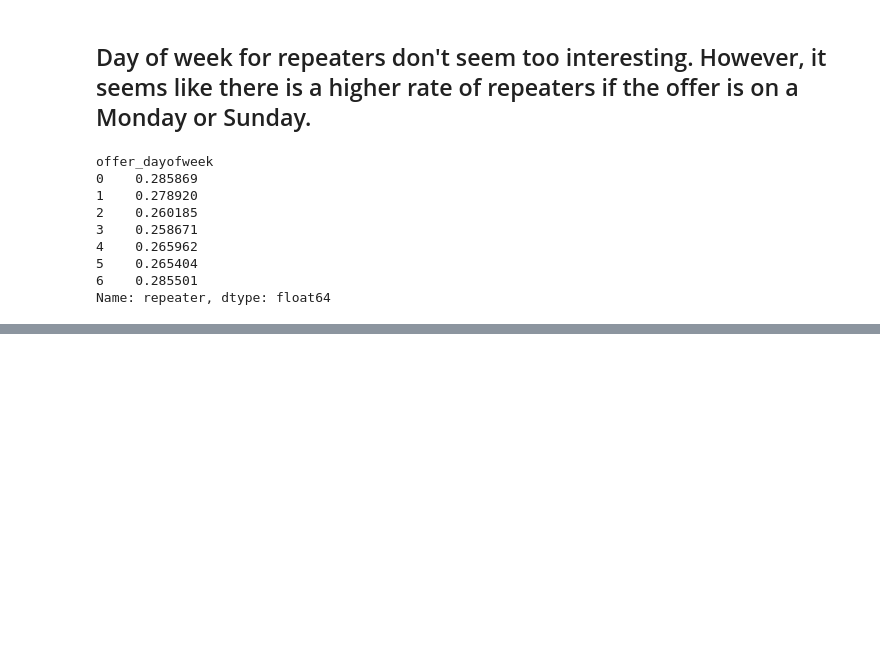
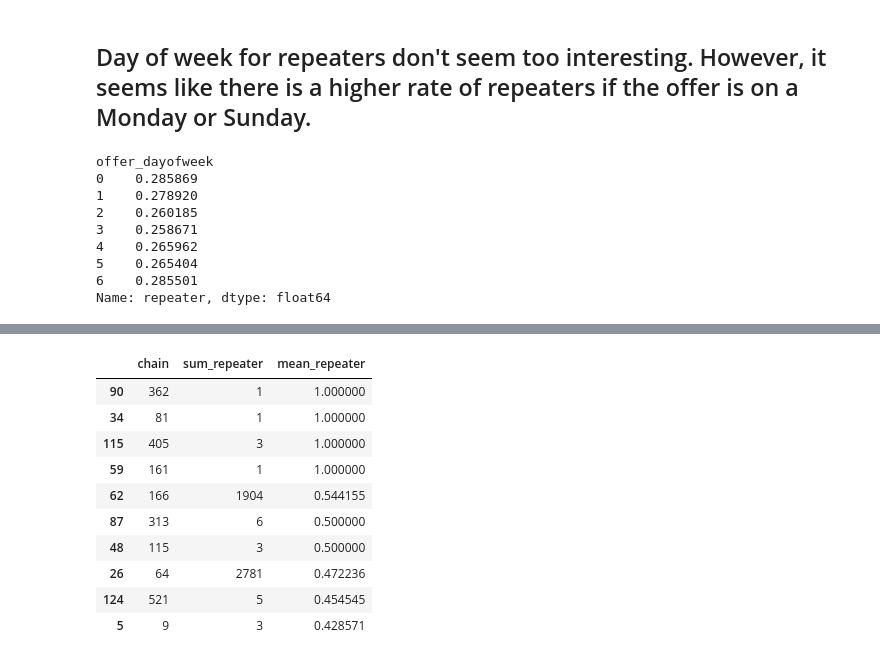
Before and after one commit to shivathudi/spark_rads, a Jupyter notebook: notebooks/EDA.ipynb, the cells around one changed output, grey strips where cells are left out. Cells and saved outputs as stored; diff of their text form; code cells hidden in the pictures; blank space fills up the shorter version.

```diff
--- a/notebooks/EDA.ipynb
+++ b/notebooks/EDA.ipynb
@@ -464,0 +488,19 @@ Name: repeater, dtype: float64
+# %%
+# Group chains and find mean and sum repeaters
+agg = {'repeater':['sum', 'mean']}
+chain = train.groupby('chain').agg(agg).reset_index()
+chain.columns = chain.columns.droplevel()
+chain.columns = ['chain', 'sum_repeater', 'mean_repeater']
+chain.sort_values('mean_repeater', ascending=False).head(10)
+# %% [output]
+|  | chain | sum_repeater | mean_repeater |
+| 90 | 362 | 1 | 1.000000 |
+| 34 | 81 | 1 | 1.000000 |
+| 115 | 405 | 3 | 1.000000 |
+| 59 | 161 | 1 | 1.000000 |
+| 62 | 166 | 1904 | 0.544155 |
+| 87 | 313 | 6 | 0.500000 |
+| 48 | 115 | 3 | 0.500000 |
+| 26 | 64 | 2781 | 0.472236 |
+| 124 | 521 | 5 | 0.454545 |
+| 5 | 9 | 3 | 0.428571 |
```
Also changed, not shown: parts of 4 cells of this notebook, 1 other file.
